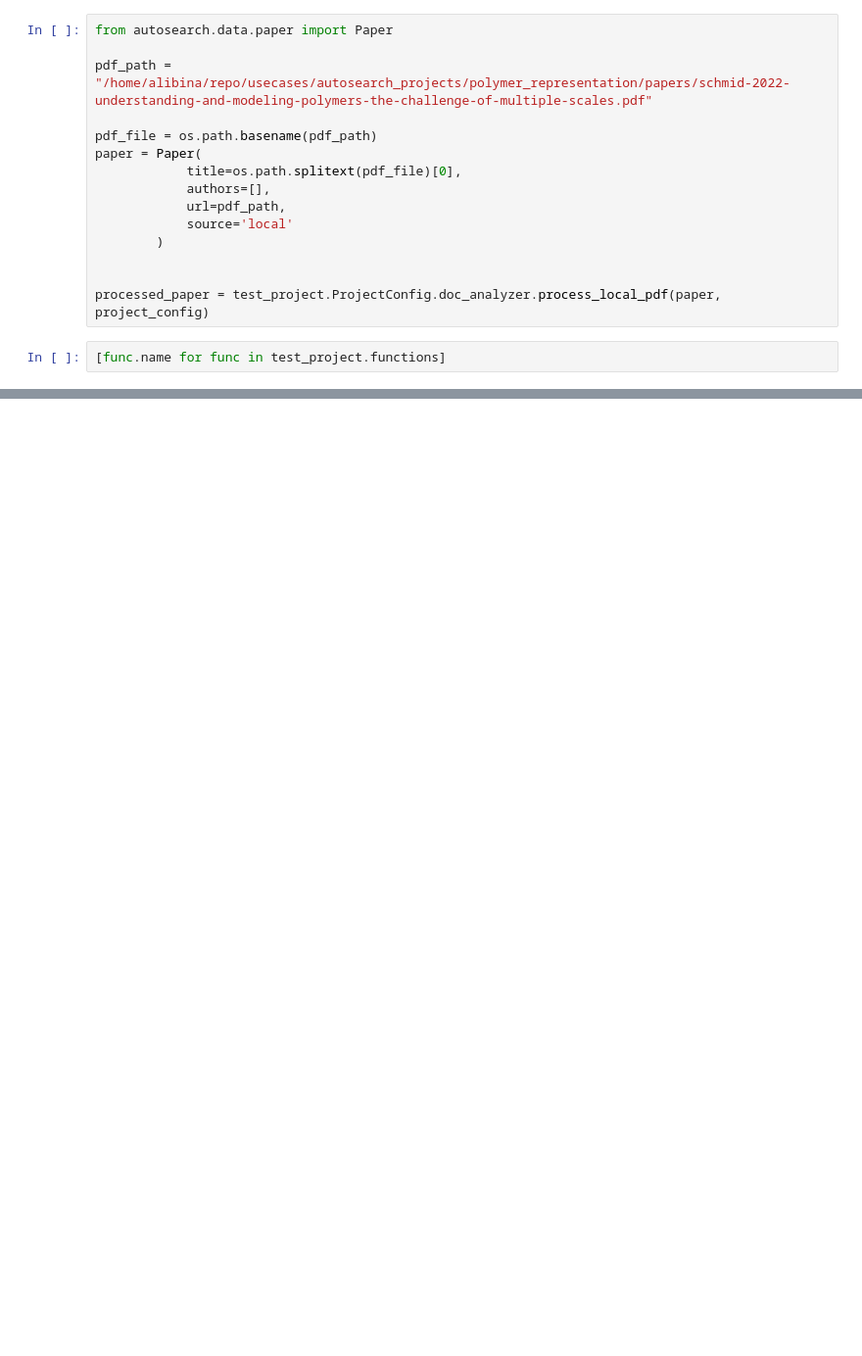
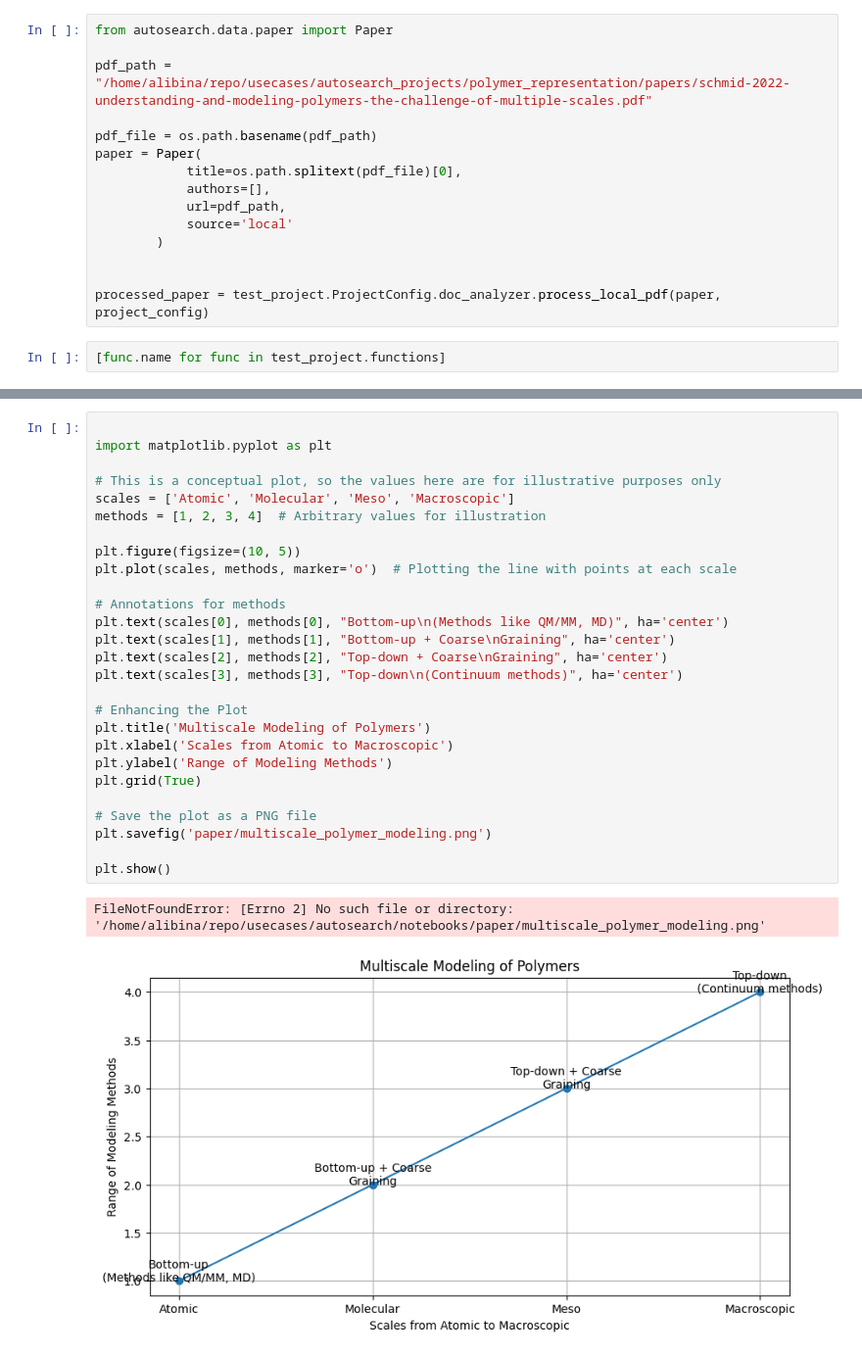
Before and after one commit to iAli61/autosearch, a Jupyter notebook: autosearch/notebooks/test_resarch_project.ipynb, the cells around one changed output, grey strips where cells are left out. Shown at 98% size. Cells and saved outputs as stored; diff of their text form; blank space fills up the shorter version.

```diff
--- a/autosearch/notebooks/test_resarch_project.ipynb
+++ b/autosearch/notebooks/test_resarch_project.ipynb
@@ -196,0 +222,30 @@ processed_paper = test_project.ProjectConfig.doc_analyzer.process_local_pdf(pape
+# %%
+
+import matplotlib.pyplot as plt
+
+# This is a conceptual plot, so the values here are for illustrative purposes only
+scales = ['Atomic', 'Molecular', 'Meso', 'Macroscopic']
+methods = [1, 2, 3, 4]  # Arbitrary values for illustration
+
+plt.figure(figsize=(10, 5))
+plt.plot(scales, methods, marker='o')  # Plotting the line with points at each scale
+
+# Annotations for methods
+plt.text(scales[0], methods[0], "Bottom-up\n(Methods like QM/MM, MD)", ha='center')
+plt.text(scales[1], methods[1], "Bottom-up + Coarse\nGraining", ha='center')
+plt.text(scales[2], methods[2], "Top-down + Coarse\nGraining", ha='center')
+plt.text(scales[3], methods[3], "Top-down\n(Continuum methods)", ha='center')
+
+# Enhancing the Plot
+plt.title('Multiscale Modeling of Polymers')
+plt.xlabel('Scales from Atomic to Macroscopic')
+plt.ylabel('Range of Modeling Methods')
+plt.grid(True)
+
+# Save the plot as a PNG file
+plt.savefig('paper/multiscale_polymer_modeling.png')
+
+plt.show()
+# %% [output]
+FileNotFoundError: [Errno 2] No such file or directory: '/home/alibina/repo/usecases/autosearch/notebooks/paper/multiscale_polymer_modeling.png'
+[figure, added]
```
Also changed, not shown: parts of 5 cells of this notebook, 11 other files.
